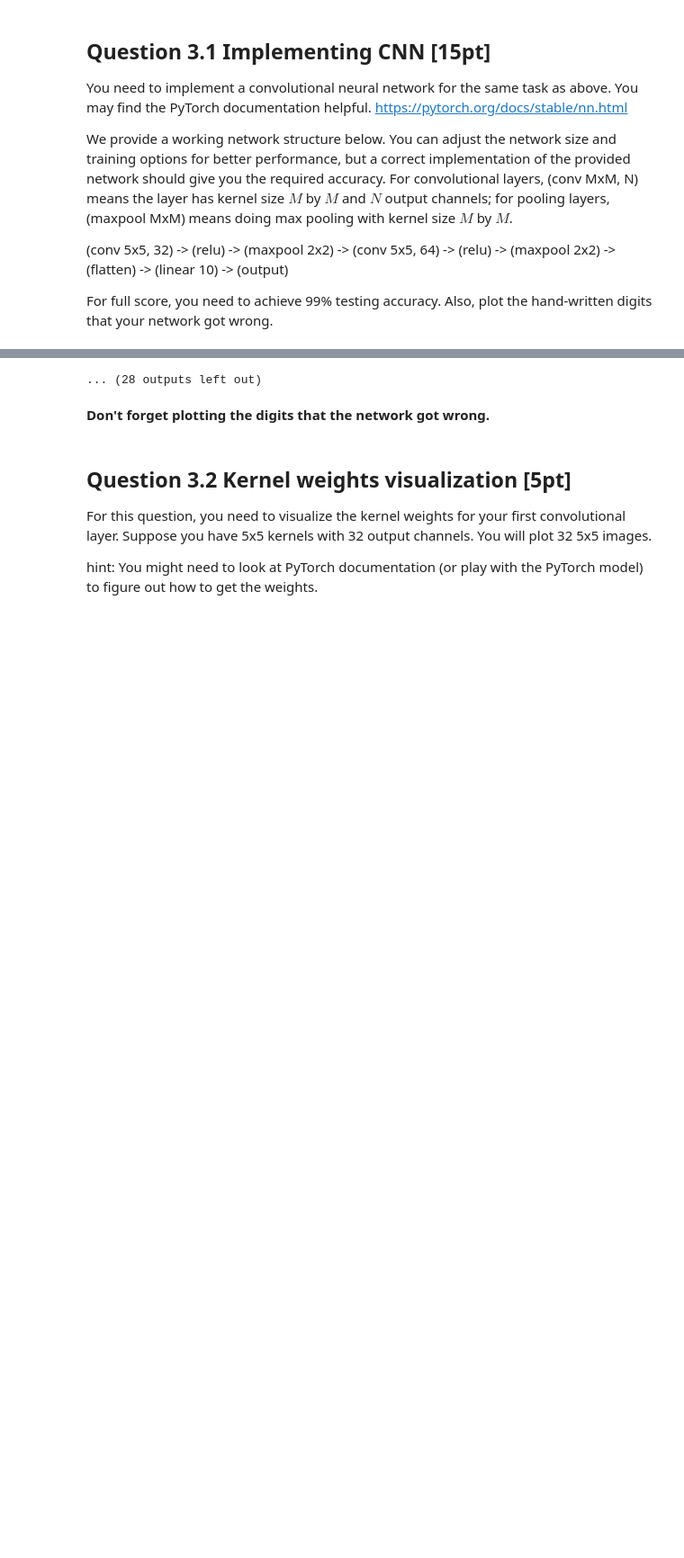
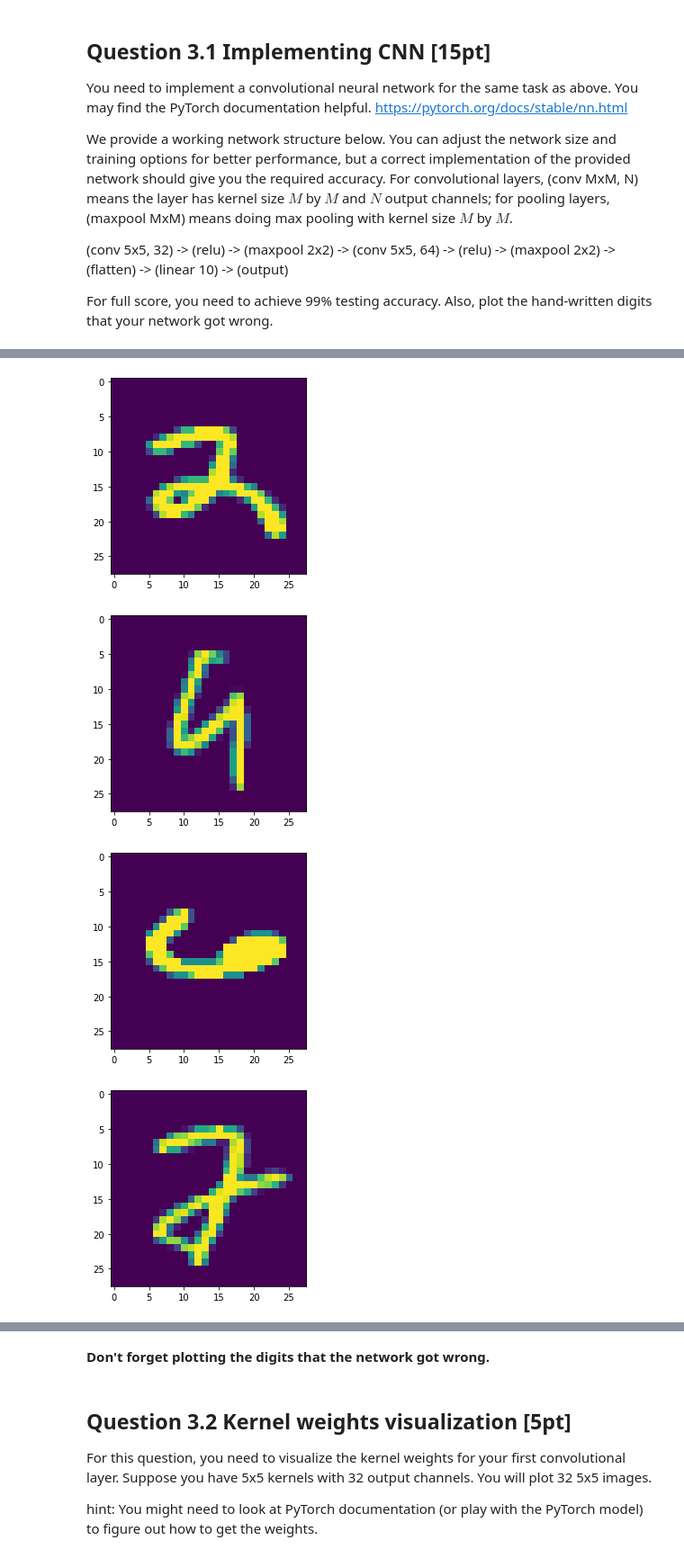
Before and after one commit to guppykang/PCA_CNN, a Jupyter notebook: CSE152 HW2.ipynb, the cells around one changed output, grey strips where cells are left out. Shown at 90% size. Drawn from its saved outputs; the diff is of its cells as text; code cells hidden in the pictures; blank space fills up the shorter version.

```diff
--- a/CSE152 HW2.ipynb
+++ b/CSE152 HW2.ipynb
@@ -589,8 +629,9 @@ class CNN(nn.Module):
         """
         super(CNN, self).__init__()
         ### YOUR CODE HERE
+        self.first = nn.Conv2d(1, 32 , 5, stride=1, padding=2, bias=False)
+
         self.main = nn.Sequential(
-            nn.Conv2d(1, 32 , 5, stride=1, padding=2, bias=False),
             nn.ReLU(inplace=True),
             nn.MaxPool2d(kernel_size=2, stride=2),
             nn.Conv2d(32 , 64, 5,stride=1, padding=2, bias=False),
@@ -610,6 +651,7 @@ class CNN(nn.Module):
             x: (Nx1x28x28) tensor
         """
         ### YOUR CODE HERE
+        x = self.first(x)
         x = self.main(x)
         x = x.reshape(x.size(0), -1)
         x = self.fc(x)
@@ -636,7 +678,7 @@ CNN(
 ### You may (and should) change these
 opts = {
     'lr': 1e-3,
-    'epochs': 20,
+    'epochs': 10,
     'batch_size': 64
 }
 
@@ -665,6 +707,13 @@ for epoch in range(opts['epochs']):
         _, predicted = torch.max(outputs.data, 1)
         loss = criterion(outputs, labels)
         test_loss.append(loss.item())
+
+        wrong = []
+        for label_i in range(len(labels)):
+            if predicted[label_i] != labels[label_i]:
+                wrong.append(np.squeeze(data[label_i]))
+                plt.figure()
+                plt.imshow(wrong[-1])
         test_accuracy.append((predicted == labels).sum().item() / predicted.size(0))
     print('epoch: {}, train loss: {}, test loss: {}, test accuracy: {}'.format(epoch, np.mean(train_loss), np.mean(test_loss), np.mean(test_accuracy)))
 # %% [output]
@@ -677,0 +726,4 @@ epoch: 2, train loss: 0.030553757044142173, test loss: 0.03210794798378976, test
+[figure, added]
+[figure, added]
+[figure, added]
+[figure, added]
@@ -683,4 +733,3 @@ epoch: 5, train loss: 0.014274123024590352, test loss: 0.029292587139007894, tes
-... (28 outputs left out)
 # %% [markdown]
 **Don't forget plotting the digits that the network got wrong.**
 # %% [markdown]
```
Also changed, not shown: parts of 19 cells of this notebook, 4 other files.
